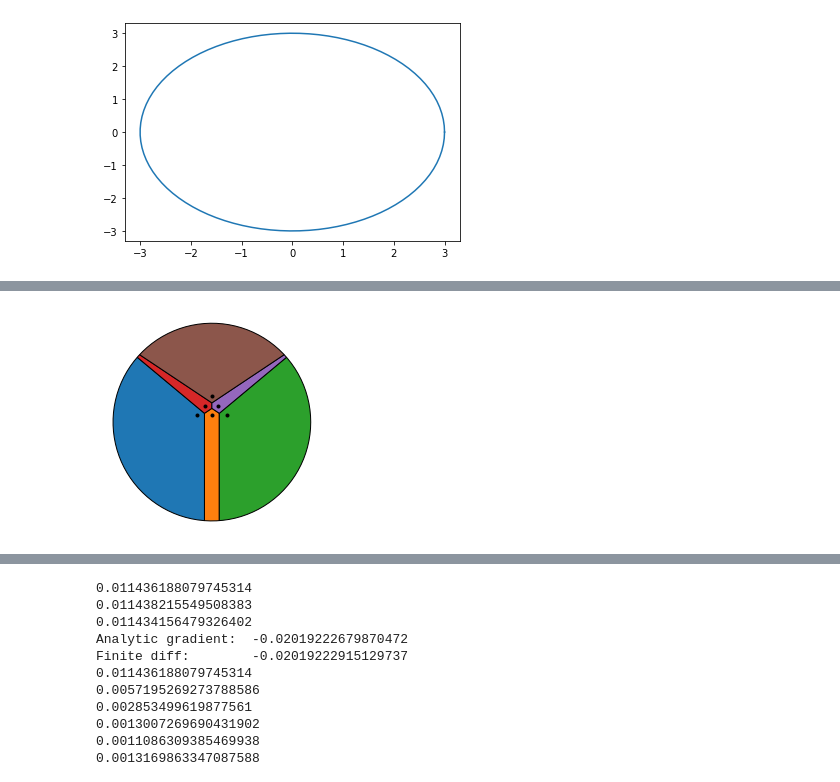
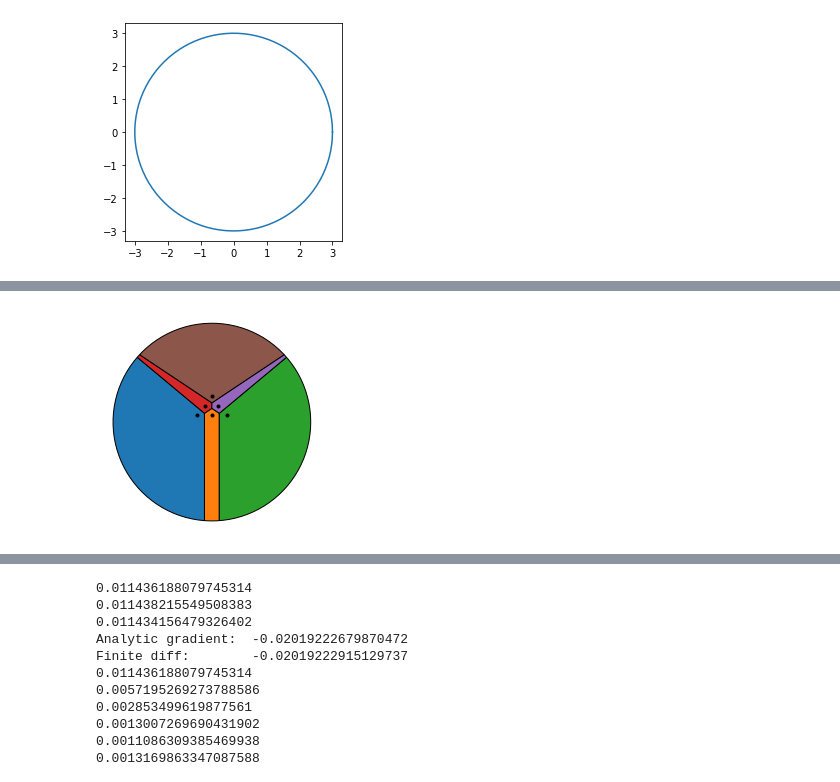
Before and after one commit to bbogo/LongestShortestPartitions, a Jupyter notebook: GradientVoronoi/VoronoiInit.ipynb, the cells around one changed output, grey strips where cells are left out. Saved outputs shown, nothing was run; the diff lists cells and outputs as text; code cells hidden in the pictures.

```diff
--- a/GradientVoronoi/VoronoiInit.ipynb
+++ b/GradientVoronoi/VoronoiInit.ipynb
@@ -3,10 +3,7 @@ import matplotlib.pyplot as plt
 import numpy as np
 import random
 import nlopt
-
 import time
-
-optim_try  =0
 
 from shapely import geometry
 from scipy.spatial import ConvexHull
@@ -20,7 +17,7 @@ from shapely.ops import polygonize
 import scipy as scipy
 from scipy.optimize import minimize
 
-
+# Define outer polygon
 outer_poly = np.array([[-1,-1],[0,-2],
                        [2,-1],
                        [2,3],
@@ -31,19 +28,12 @@ thetas = np.linspace(0,2*np.pi,100)
 
 xx = 3*np.cos(thetas)
 yy = 3*np.sin(thetas)
-
-
-
 c = np.zeros((len(xx),2))
 c[:,0] = xx
 c[:,1] = yy
 
 outer_poly= c
 
-#outer_poly = np.array([[-3,-3],[3,-3],
-#                       [3,3],
-#                       [-3,3]]
-#                       )
 xx = outer_poly[:,0]
 yy = outer_poly[:,1]
 
@@ -53,15 +43,16 @@ maxx = np.amax(xx)
 miny = np.amin(yy)
 maxy = np.amax(yy)
 
-
+# show outer polygon
 plt.figure()
 plt.plot(outer_poly[:,0],outer_poly[:,1])
+plt.axis("scaled")
 plt.show()
 
 oP = Polygon(outer_poly)
 totarea = oP.area;
 
-print(totarea)
+print("Area=",totarea)
 
 coords= np.array([[0,0],
                   [0,1],
@@ -76,6 +67,7 @@ coords= np.array([[0,0],
                   [-1.2,1.2]])
 
 
+# a function which returns random points inside the polygon
 def random_points_within(poly, num_points):
     min_x, min_y, max_x, max_y = poly.bounds
 
@@ -89,42 +81,43 @@ def random_points_within(poly, num_points):
 
     return np.array(points)
 
-#coords = random_points_within(Polygon(outer_poly),6)
-meanarea = totarea/len(coords)
 
+# extract polygon from a voronoi diagram
+# get information regarding boundary points
 
 def extract_poly(vor,fact=1,debug=0):
     pts = vor.points  # get the points, each one has a region
     center = MultiPoint(vor.points).convex_hull.centroid
     center = np.array([center.x,center.y])
     vert = vor.vertices
-    #print(vert)
     ridge_points = vor.ridge_points
     ridge_vertices = vor.ridge_vertices
-    #print(ridge_points)
-    #print(ridge_vertices)
     inf_ridges = np.zeros(len(ridge_vertices))
+    # detect infinite ridges
     for i in range(0,len(ridge_vertices)):
         inf_ridges[i]=sum(np.array(ridge_vertices[i])==-1)
     ListPoly = []
 
     boundary = np.zeros(len(pts))
 
-    # build ridges first, then construct polygon... simpler
-    #plt.figure()
+    # build ridges first, then construct polygons
+
     ridge_pts = []
     for i in range(0,len(ridge_points)):
         ridge = ridge_points[i]
         vridge = ridge_vertices[i]
-        #print(ridge_vertices[i])
         inf_ridge = (-1 in ridge_vertices[i])
+
+        # if infinite ridge, compute the normal to the segment
+        # determined by the two ridge points and choose a "far away point"
+        # to end the ridge
+
         if inf_ridge:
             for j in ridge_vertices[i]:
                 if j!=-1:
                     pt2 = vert[j,:]
             i1 = ridge[0]
             i2 = ridge[1]
-            # ridge 1   points i and q[0]
             v = pts[i1]-pts[i2]
             n = np.array([-v[1],v[0]])     # normal vector
             n = n/np.sqrt(np.sum(n**2))
@@ -133,54 +126,39 @@ def extract_poly(vor,fact=1,debug=0):
             if(np.dot(cvec,n)<0):
                 n = -n
             pt1 = mid+fact*n
-            #print(ridge)
-            #plt.plot(pt1[0],pt1[1],'rx')
-            #plt.plot(pt2[0],pt2[1],'bx')
             ridge_pts.append(np.array([pt2,pt1]))
         else:
+            # for finite ridge everything is simpler
             pt1 = vert[vridge[0],:]
             pt2 = vert[vridge[1],:]
             ridge_pts.append(np.array([pt1,pt2]))
 
-            #print(pt1)
-            #plt.plot(pt1[0],pt1[1],'gx')
-            #plt.plot(pt2[0],pt2[1],'gx')
-    #plt.show()
-    #print(ridge_pts)
 
+    # build Voronoi regions from ridges
     for i in range(0,len(pts)):
         reg = vor.regions[vor.point_region[i]]
         if -1 not in reg:
+            # for bounded Voronoi regions everything is simple
             ListPoly.append(vert[reg])
         else:
-            #print("Infinite region:")
-            #print(reg)
-            # find ridges near the point p
+            # for unbounded Voronoi regions we do the following
             boundary[i]=1
             pt = pts[i]
             tS = [sum(a==i) for a in ridge_points]  # find point indexes for ridges near p
             tS = tS*inf_ridges                      # hold only infinite ridges
             qq = np.where(tS==1)                     # find ridge points indexes
             qq = qq[0]
-            #print("Ridge points")
             q = []
             for j in qq:
                 for k in range(0,2):
                     if ridge_points[j][k]!=i:
                         q.append(ridge_points[j][k])
 
-
-            # ridge 1   points i and q[0]
-
             act_pts = ridge_pts[qq[0]]
-
             pt1 = act_pts[1,:]
-
-
 
             # ridge 2   points i and q[1]
             act_pts = ridge_pts[qq[1]]
-
             pt2 = act_pts[1,:]
 
             poly = np.zeros((len(reg)+1,2))
@@ -203,20 +181,19 @@ def extract_poly(vor,fact=1,debug=0):
                 plt.plot(tpoly[:,0],tpoly[:,1])
                 plt.show()
 
+            # reorder polygon vertices to avoid problems
             c = poly.mean(axis=0)
             angles = np.arctan2(poly[:,1] - c[1], poly[:,0] - c[0])
-            #print(np.argsort(angles))
             newpoly = poly[np.argsort(angles),:]
             ListPoly.append(poly)
     return ListPoly, boundary, ridge_pts
 
 
+# voronoi diagrams clipped to a given polygon
+# using the Shapely library
 
 def PolyVoronoi(coords,poly,fact=10,plotting=0,debug=0,save_string=None):
     vor = Voronoi(coords)                 # voronoi diag
-
-    # search for outer points and set them to -1??
-
 
     ListPoly,bnd,ridge_pts = extract_poly(vor,fact=fact,debug=debug)  # extract polygons
     oP = Polygon(poly)
@@ -229,54 +206,37 @@ def PolyVoronoi(coords,poly,fact=10,plotting=0,debug=0,save_string=None):
         qz = zz.points[zz.vertices]
         qp = Polygon(qz)
         qpint =qp.intersection(oP)
-        #print(qp)
         poly_shapes.append(qpint)
-        #print(pos," ",qp.area," ",qpint.area)
         if qp.area>qpint.area:
             bnd[pos]=1
         pos = pos+1
 
     if plotting==1:
         plt.figure()
     Areas = np.zeros(len(poly_shapes))
     for i in range(0,len(poly_shapes)):
         if plotting==1:
             plt.plot(coords[i,0],coords[i,1],color='black', marker='.')
         if poly_shapes[i].is_empty == 0:
             if plotting==1:
                 x,y = poly_shapes[i].exterior.xy
                 plt.fill(x,y,edgecolor='black')
             Areas[i] = poly_shapes[i].area;
     if plotting==1:
         plt.axis("scaled")
         plt.axis('off')
         if save_string!=None:
             plt.savefig(save_string+'.pdf',bbox_inches='tight',pad_inches = -0.1)
         plt.show()
 
 
     return poly_shapes, bnd, Areas, vor, ridge_pts
 
-
-
-
-#outer_poly = np.array([[-1,0],[1,0],[0,np.sqrt(3)]])
-
-
-
-
-
-
 oP = Polygon(outer_poly)
 totarea = oP.area;
-
-print(totarea)
 
 coords= np.array([[-0.45,0.2],[0,0.2],[0.45,0.2],[-0.2,0.5],[0.2,0.5],[0,0.8]])
 
 ps, bnd, areas, vor, ridge_pts = PolyVoronoi(coords,outer_poly,fact=10,plotting=1,save_string="test")
-
-
-print(bnd)
 # %% [output]
-[figure, old version]
+[figure, new version]
```
Also changed, not shown: parts of 6 cells of this notebook.
